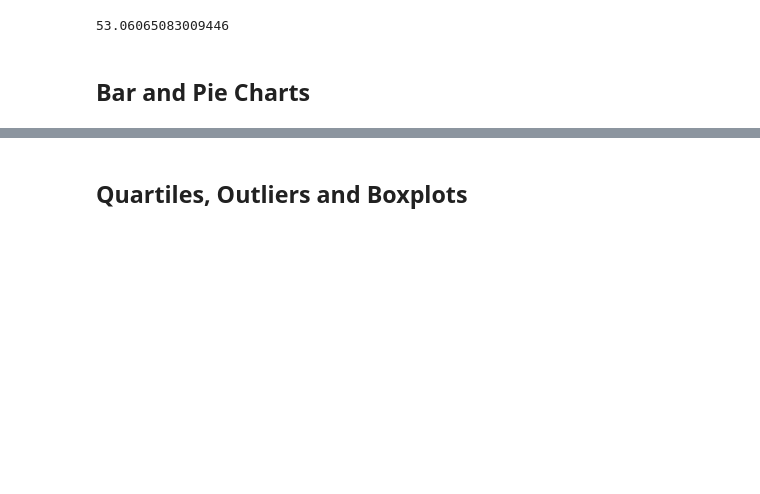
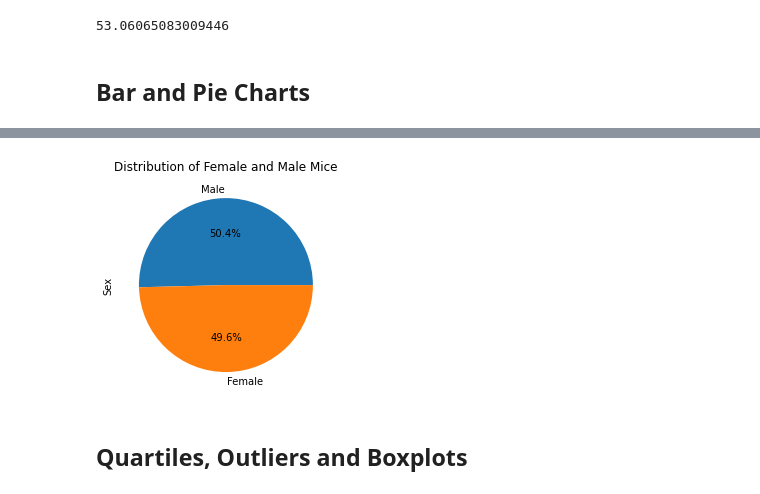
Before and after one commit to welanc/matplotlib-challenge, a Jupyter notebook: pymaceuticals_starter.ipynb, the cells around one changed output, grey strips where cells are left out. Cells and saved outputs as stored; diff of their text form; code cells hidden in the pictures; blank space fills up the shorter version.

```diff
--- a/pymaceuticals_starter.ipynb
+++ b/pymaceuticals_starter.ipynb
@@ -172,5 +183,12 @@ plt.show()
 # %%
 # Generate a pie plot showing the distribution of female versus male mice using pandas
+sex_gross = clean_df[["Mouse ID", "Sex"]].drop_duplicates()
+sex_net = sex_gross.Sex.value_counts()
+sex_pie = sex_net.plot(kind="pie", y="Sex", title="Distribution of Female and Male Mice", autopct="%1.1f%%")
+
+plt.show()
+# %% [output]
+[figure, added]
 # %%
 # Generate a pie plot showing the distribution of female versus male mice using pyplot
 # %% [markdown]
```
Also changed, not shown: parts of 7 cells of this notebook.
